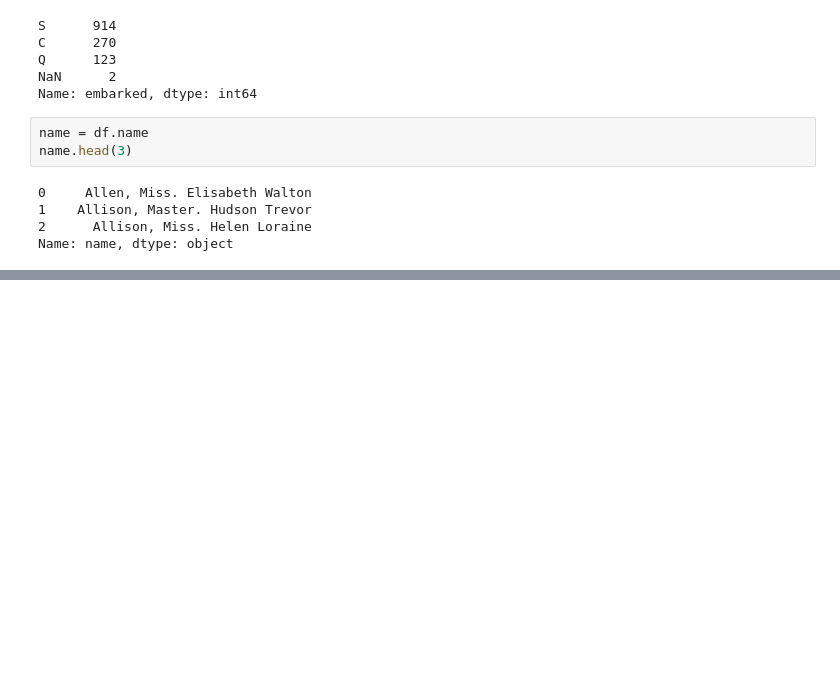
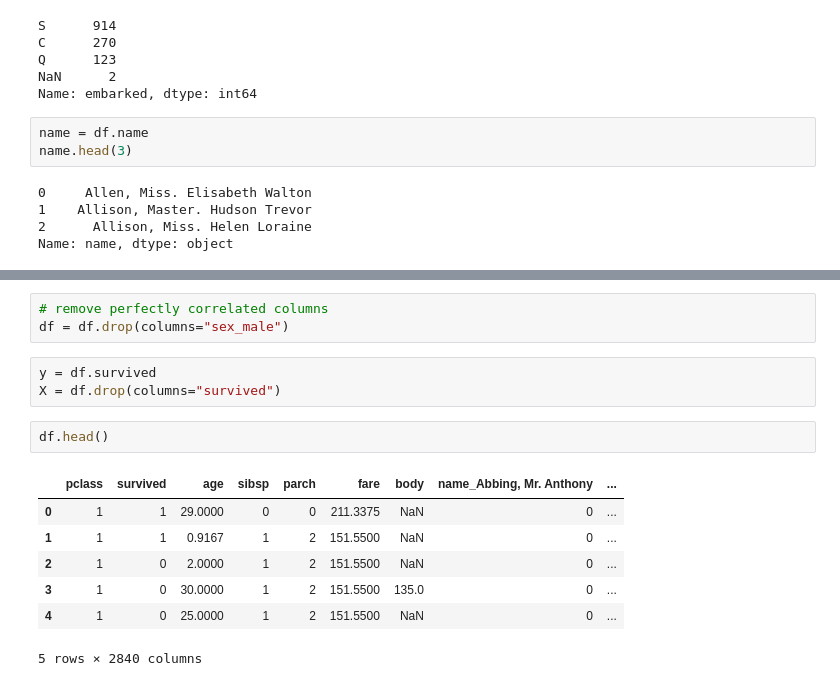
Before and after one commit to timg1234/beta, a Jupyter notebook: machineLearningPocketReference.ipynb, the cells around one changed output, grey strips where cells are left out. Cells and saved outputs as stored; diff of their text form; blank space fills up the shorter version.

```diff
--- a/machineLearningPocketReference.ipynb
+++ b/machineLearningPocketReference.ipynb
@@ -174,0 +186,16 @@ Name: name, dtype: object
+# %%
+# remove perfectly correlated columns
+df = df.drop(columns="sex_male")
+# %%
+y = df.survived
+X = df.drop(columns="survived")
+# %%
+df.head()
+# %% [output]
+|  | pclass | survived | age | sibsp | parch | fare | body | name_Abbing, Mr. Anthony | ... |
+| 0 | 1 | 1 | 29.0000 | 0 | 0 | 211.3375 | NaN | 0 | ... |
+| 1 | 1 | 1 | 0.9167 | 1 | 2 | 151.5500 | NaN | 0 | ... |
+| 2 | 1 | 0 | 2.0000 | 1 | 2 | 151.5500 | NaN | 0 | ... |
+| 3 | 1 | 0 | 30.0000 | 1 | 2 | 151.5500 | 135.0 | 0 | ... |
+| 4 | 1 | 0 | 25.0000 | 1 | 2 | 151.5500 | NaN | 0 | ... |
+5 rows × 2840 columns
```
Also changed, not shown: parts of 6 cells of this notebook.
